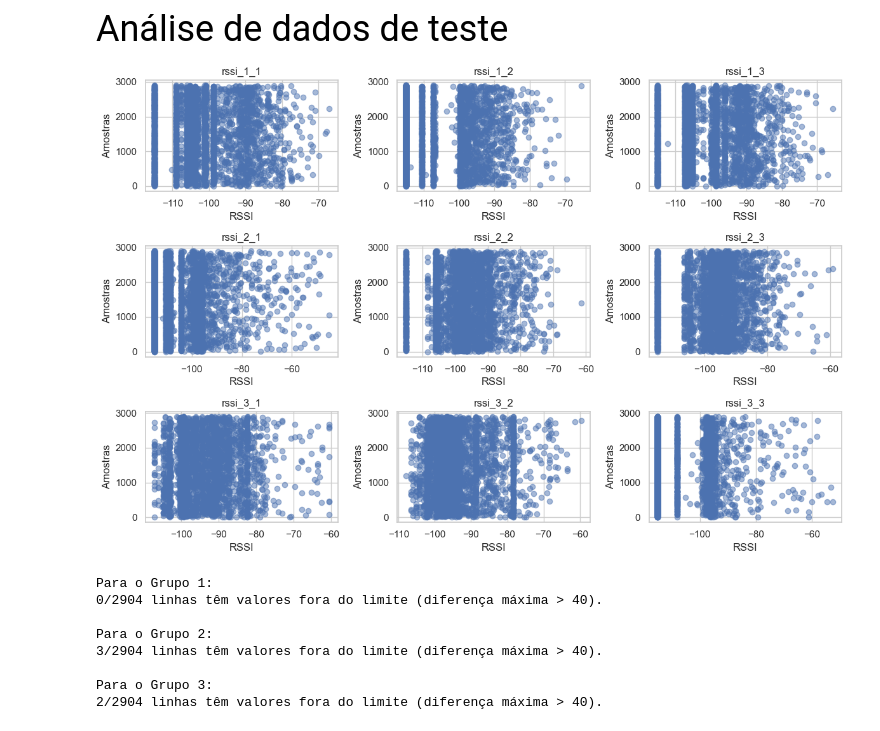
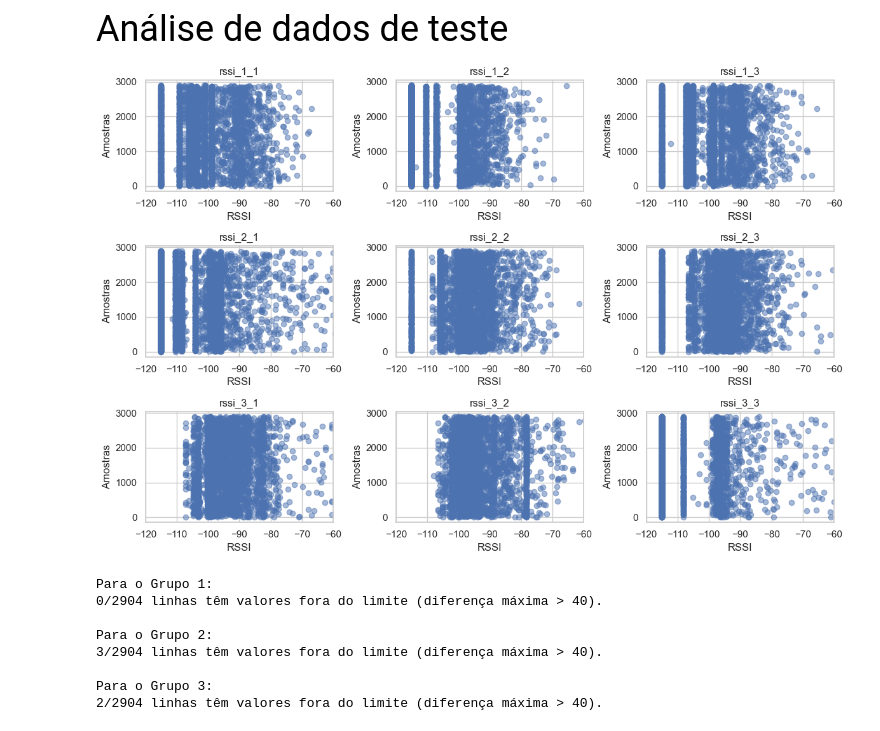
Before and after one commit to hlaff147/ES-290-Comunicacoes-Moveis, a Jupyter notebook: data_analysis.ipynb, the cells around one changed output. Cells and saved outputs as stored; diff of their text form; code cells hidden in the pictures.

```diff
--- a/data_analysis.ipynb
+++ b/data_analysis.ipynb
@@ -133,6 +135,7 @@ for col in columns:
     plt.title(col)
     plt.xlabel('RSSI')
     plt.ylabel('Amostras')
+    plt.xlim(-120, -60)  # Define o limite do eixo y de -120 a -60
 
 plt.tight_layout()
 plt.show()
@@ -338,3 +341,24 @@ for group_name, group_columns in group_mapping.items():
 [figure]
 [figure]
 [figure]
+# %%
+#Gráfico feito para entendermos melhor a distribuição dos dados, para tentarmos identificar padrões centrais ou outliers.
+
+# Selecionar apenas as colunas relevantes para a análise
+columns = ['delay_1', 'delay_2', 'delay_3']
+data_selected = df_train_alunos[columns]
+
+# Definir as cores
+colors = sns.color_palette("husl", len(data_selected.columns))
+
+# Criar subplots para cada coluna
+fig, axes = plt.subplots(nrows=1, ncols=3, figsize=(12, 4))
+for col, ax, color in zip(data_selected.columns, axes.ravel(), colors):
+    sns.histplot(data=data_selected[col], bins=20, kde=False, color=color, ax=ax)
+    ax.set_xlabel('RSSI')
+    ax.set_ylabel('Quantidade de Frequências')
+    ax.set_title(f'Distribuição de {col}')
+
+# Ajustar o layout para melhor espaçamento entre os subplots
+plt.tight_layout()
+plt.show()
@@ -345,22 +371,23 @@ Análise de dados de teste
 # %%
 #Análise de outliers
 
 # Selecionar as colunas relevantes para a análise
 columns = ['rssi_1_1', 'rssi_1_2', 'rssi_1_3', 'rssi_2_1', 'rssi_2_2', 'rssi_2_3', 'rssi_3_1', 'rssi_3_2', 'rssi_3_3']
 
 # Plot de gráficos de dispersão para verificar outliers em cada coluna de RSSI
 plt.figure(figsize=(12, 8))
 for col in columns:
     plt.subplot(3, 3, columns.index(col) + 1)  # Organizar os subplots em uma grade 3x3
     plt.scatter(df_test_alunos[col], range(len(df_test_alunos)), alpha=0.5)
     plt.title(col)
     plt.xlabel('RSSI')
     plt.ylabel('Amostras')
+    plt.xlim(-120, -60)  # Define o limite do eixo y de -120 a -60
 
 plt.tight_layout()
 plt.show()
 # %% [output]
-[figure, old version]
+[figure, new version]
 # %%
 #Análise linha a linha para identificarmos valores muito diferentes entre si dentro da mesma antena
 
```
Also changed, not shown: parts of 7 cells of this notebook.
